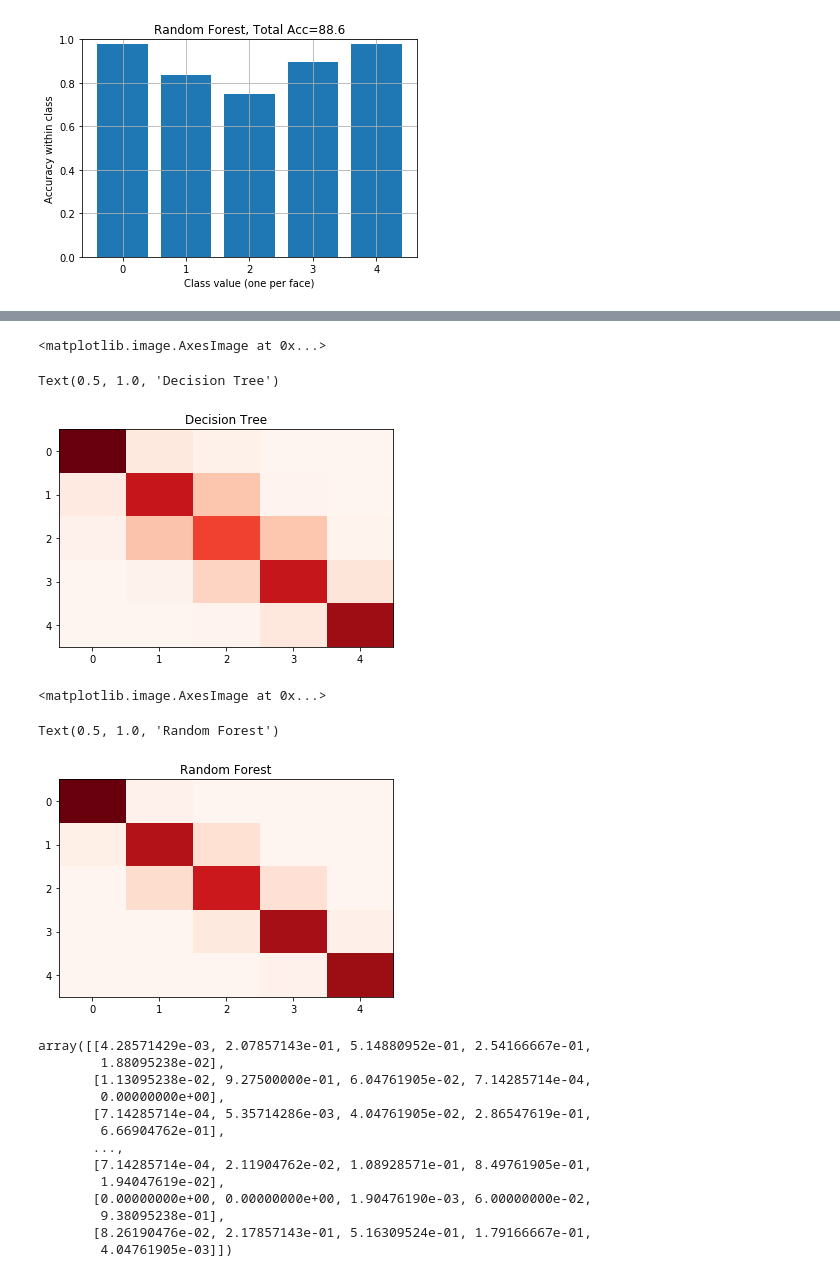
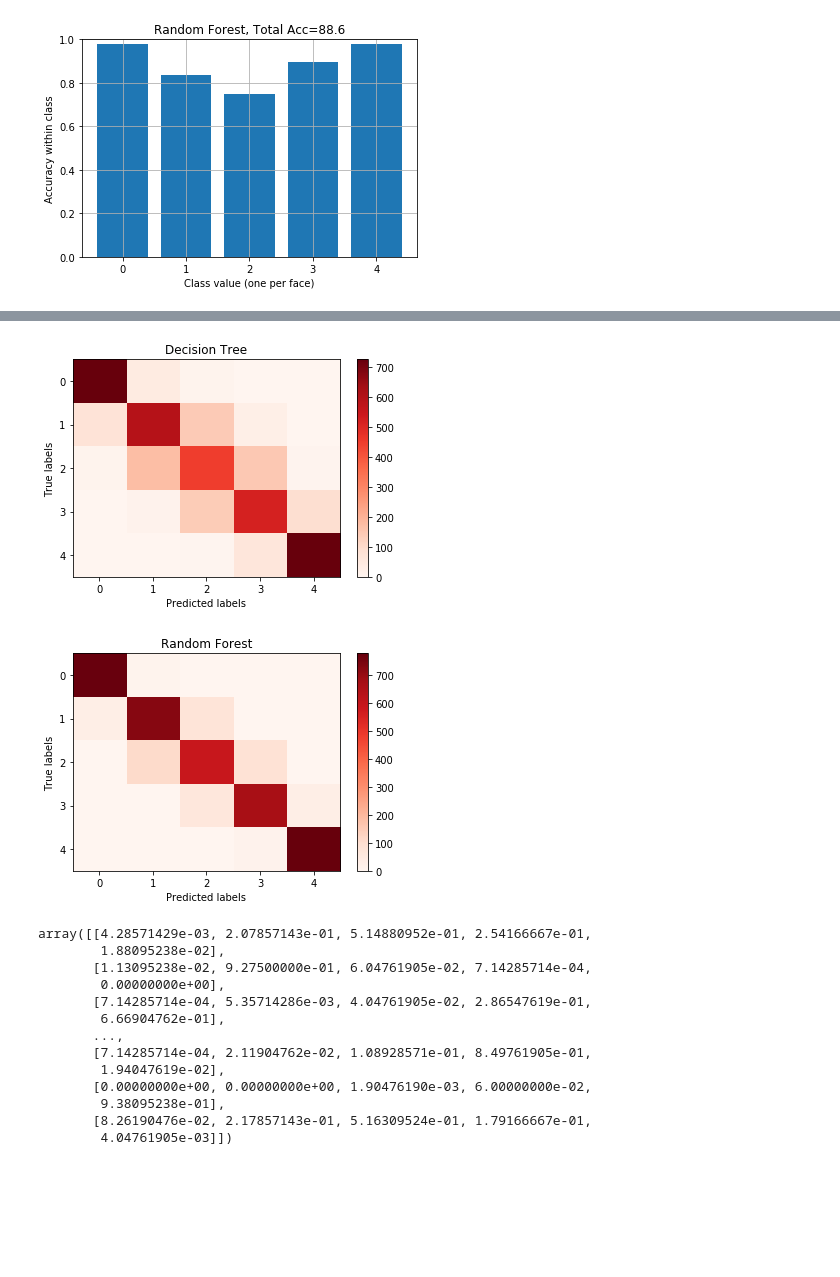
Before and after one commit to fredpoon/ds_7331_jyrf_eda, a Jupyter notebook: grp4_lab2_jyrf_final.ipynb, the cells around one changed output, grey strips where cells are left out. Drawn from its saved outputs; the diff is of its cells as text; code cells hidden in the pictures; blank space fills up the shorter version.

Commit message:
finish Random Forest

```diff
--- a/grp4_lab2_jyrf_final.ipynb
+++ b/grp4_lab2_jyrf_final.ipynb
@@ -2259,21 +2319,23 @@ Text(0.5, 1.0, 'SVM')
 # %%
+ax= plt.subplot()
+
 cm = mt.confusion_matrix(y_test,pred_tree)
 plt.imshow(cm,cmap=plt.get_cmap('Reds'),aspect='auto')
 plt.title("Decision Tree")
-plt.legend()
+plt.colorbar()
+ax.set_xlabel('Predicted labels');ax.set_ylabel('True labels');
 # %% [output]
-<matplotlib.image.AxesImage at 0x...>
-Text(0.5, 1.0, 'Decision Tree')
-[figure, old version]
+[figure, new version]
 # %%
+ax= plt.subplot()
+
 cm = mt.confusion_matrix(y_test,pred_rf)
 plt.imshow(cm,cmap=plt.get_cmap('Reds'),aspect='auto')
 plt.title("Random Forest")
-plt.legend()
+plt.colorbar()
+ax.set_xlabel('Predicted labels');ax.set_ylabel('True labels');
 # %% [output]
-<matplotlib.image.AxesImage at 0x...>
-Text(0.5, 1.0, 'Random Forest')
-[figure, old version]
+[figure, new version]
 # %%
 y_test_org = y_test
 y_test= np.select(
```
Also changed, not shown: parts of 27 cells of this notebook.
